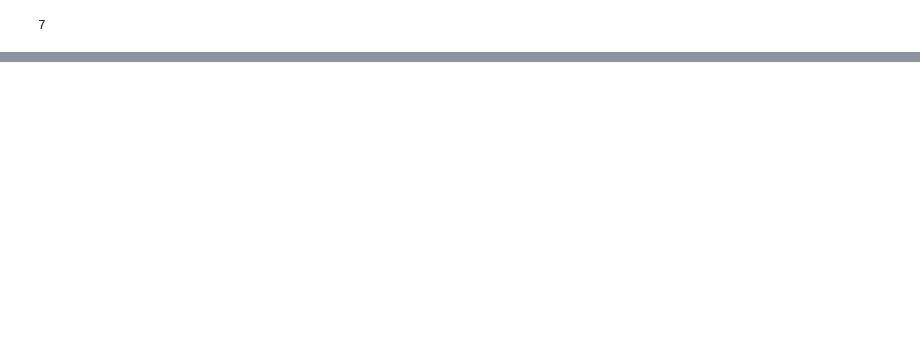
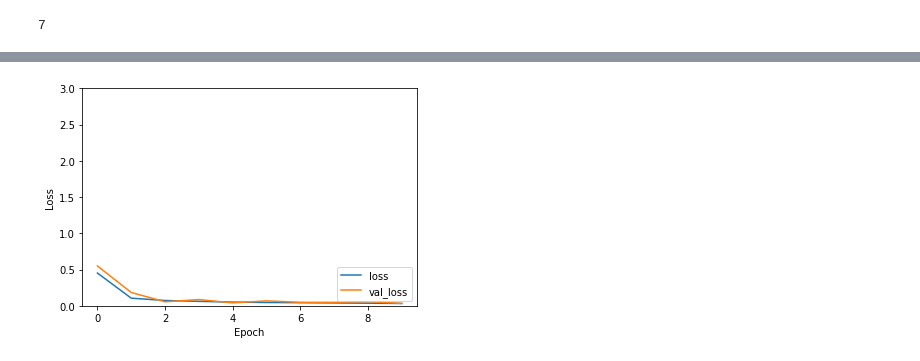
Before and after one commit to KostaR99/Anti_attack_network, a Jupyter notebook: AE&C.ipynb, the cells around one changed output, grey strips where cells are left out. Saved outputs shown, nothing was run; the diff lists cells and outputs as text; code cells hidden in the pictures; blank space fills up the shorter version.

```diff
--- a/AE&C.ipynb
+++ b/AE&C.ipynb
@@ -228,0 +301,3 @@ pred
+# %%
+model.plotLoss()
+# %% [output]
@@ -228,0 +305 @@ pred
+[figure, added]
```
Also changed, not shown: parts of 11 cells of this notebook.
